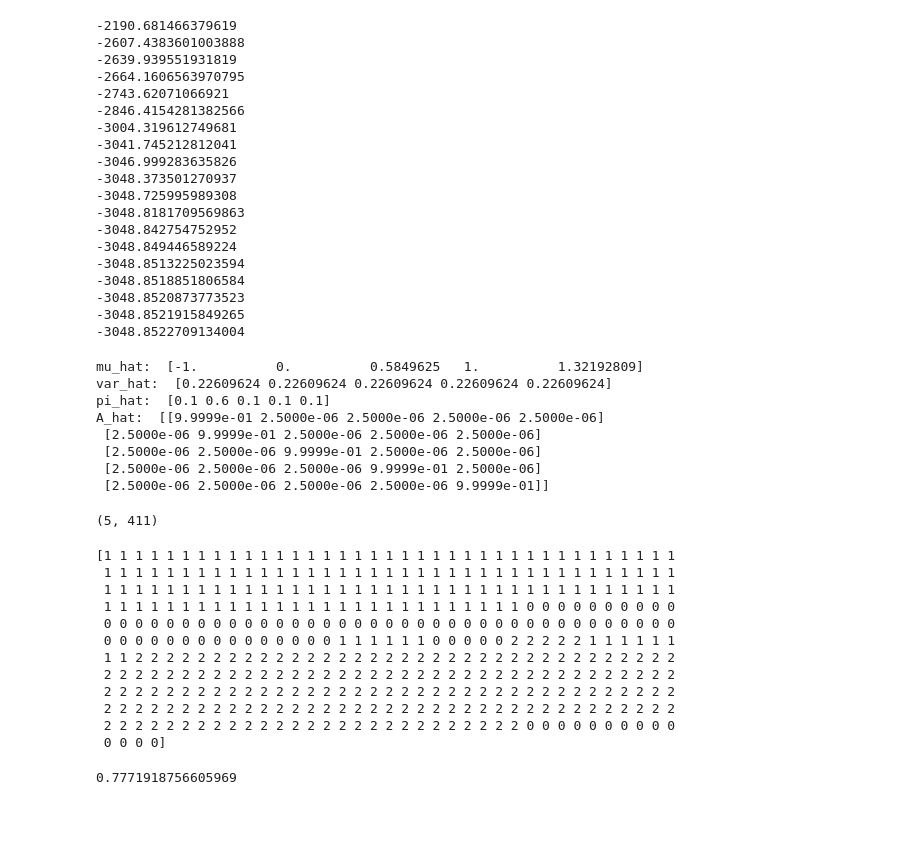
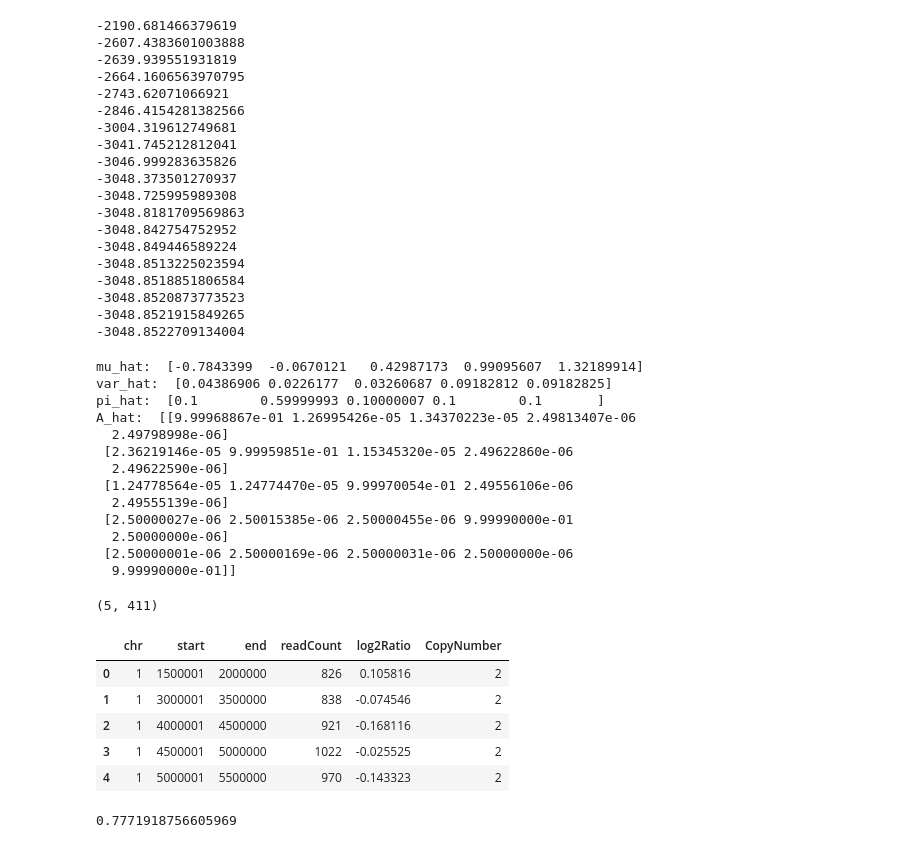
Before and after one commit to TanushGoel/Genome540-541, a Jupyter notebook: Genome541/Homework8/genome_hw_8.ipynb, the cells around one changed output. Cells and saved outputs as stored; diff of their text form; code cells hidden in the pictures; blank space fills up the shorter version.

```diff
--- a/Genome541/Homework8/genome_hw_8.ipynb
+++ b/Genome541/Homework8/genome_hw_8.ipynb
@@ -241,19 +241,24 @@ while abs(last_log_posterior - log_posterior) > 0.0001:
 -3048.8521915849265
 -3048.8522709134004
 # %%
-print("mu_hat: ", mu_init)
-print("var_hat: ", var_init)
-print("pi_hat: ", pi_init)
-print("A_hat: ", A_init)
+print("mu_hat: ", mu)
+print("var_hat: ", var)
+print("pi_hat: ", pi)
+print("A_hat: ", A)
 # %% [output]
-mu_hat:  [-1.          0.          0.5849625   1.          1.32192809]
-var_hat:  [0.22609624 0.22609624 0.22609624 0.22609624 0.22609624]
-pi_hat:  [0.1 0.6 0.1 0.1 0.1]
-A_hat:  [[9.9999e-01 2.5000e-06 2.5000e-06 2.5000e-06 2.5000e-06]
- [2.5000e-06 9.9999e-01 2.5000e-06 2.5000e-06 2.5000e-06]
- [2.5000e-06 2.5000e-06 9.9999e-01 2.5000e-06 2.5000e-06]
- [2.5000e-06 2.5000e-06 2.5000e-06 9.9999e-01 2.5000e-06]
- [2.5000e-06 2.5000e-06 2.5000e-06 2.5000e-06 9.9999e-01]]
+mu_hat:  [-0.7843399  -0.0670121   0.42987173  0.99095607  1.32189914]
+var_hat:  [0.04386906 0.0226177  0.03260687 0.09182812 0.09182825]
+pi_hat:  [0.1        0.59999993 0.10000007 0.1        0.1       ]
+A_hat:  [[9.99968867e-01 1.26995426e-05 1.34370223e-05 2.49813407e-06
+  2.49798998e-06]
+ [2.36219146e-05 9.99959851e-01 1.15345320e-05 2.49622860e-06
+  2.49622590e-06]
+ [1.24778564e-05 1.24774470e-05 9.99970054e-01 2.49556106e-06
+  2.49555139e-06]
+ [2.50000027e-06 2.50015385e-06 2.50000455e-06 9.99990000e-01
+  2.50000000e-06]
+ [2.50000001e-06 2.50000169e-06 2.50000031e-06 2.50000000e-06
+  9.99990000e-01]]
 # %%
 print(obs_lik.shape)
 # %% [output]
@@ -289,21 +294,16 @@ def viterbi(log_pi, log_A, log_obs_lik):
     return(path)
 # %%
 # 3.2. Determine the copy number segments using the Viterbi algorithm
-path = viterbi(np.log(pi_init), np.log(A_init), np.log(obs_lik))
-print(path)
+path = viterbi(np.log(pi), np.log(A), np.log(obs_lik))
+LogRatios["CopyNumber"] = copyNumberStates[path]
+LogRatios.head()
 # %% [output]
-[1 1 1 1 1 1 1 1 1 1 1 1 1 1 1 1 1 1 1 1 1 1 1 1 1 1 1 1 1 1 1 1 1 1 1 1 1
- 1 1 1 1 1 1 1 1 1 1 1 1 1 1 1 1 1 1 1 1 1 1 1 1 1 1 1 1 1 1 1 1 1 1 1 1 1
- 1 1 1 1 1 1 1 1 1 1 1 1 1 1 1 1 1 1 1 1 1 1 1 1 1 1 1 1 1 1 1 1 1 1 1 1 1
- 1 1 1 1 1 1 1 1 1 1 1 1 1 1 1 1 1 1 1 1 1 1 1 1 1 1 1 0 0 0 0 0 0 0 0 0 0
- 0 0 0 0 0 0 0 0 0 0 0 0 0 0 0 0 0 0 0 0 0 0 0 0 0 0 0 0 0 0 0 0 0 0 0 0 0
- 0 0 0 0 0 0 0 0 0 0 0 0 0 0 0 1 1 1 1 1 1 0 0 0 0 0 2 2 2 2 2 1 1 1 1 1 1
- 1 1 2 2 2 2 2 2 2 2 2 2 2 2 2 2 2 2 2 2 2 2 2 2 2 2 2 2 2 2 2 2 2 2 2 2 2
- 2 2 2 2 2 2 2 2 2 2 2 2 2 2 2 2 2 2 2 2 2 2 2 2 2 2 2 2 2 2 2 2 2 2 2 2 2
- 2 2 2 2 2 2 2 2 2 2 2 2 2 2 2 2 2 2 2 2 2 2 2 2 2 2 2 2 2 2 2 2 2 2 2 2 2
- 2 2 2 2 2 2 2 2 2 2 2 2 2 2 2 2 2 2 2 2 2 2 2 2 2 2 2 2 2 2 2 2 2 2 2 2 2
- 2 2 2 2 2 2 2 2 2 2 2 2 2 2 2 2 2 2 2 2 2 2 2 2 2 2 2 0 0 0 0 0 0 0 0 0 0
- 0 0 0 0]
+|  | chr | start | end | readCount | log2Ratio | CopyNumber |
+| 0 | 1 | 1500001 | 2000000 | 826 | 0.105816 | 2 |
+| 1 | 1 | 3000001 | 3500000 | 838 | -0.074546 | 2 |
+| 2 | 1 | 4000001 | 4500000 | 921 | -0.168116 | 2 |
+| 3 | 1 | 4500001 | 5000000 | 1022 | -0.025525 | 2 |
+| 4 | 1 | 5000001 | 5500000 | 970 | -0.143323 | 2 |
 # %%
 # 4.1. Implement the function to calculate power
 import scipy
```
Also changed, not shown: parts of 1 cell of this notebook.
